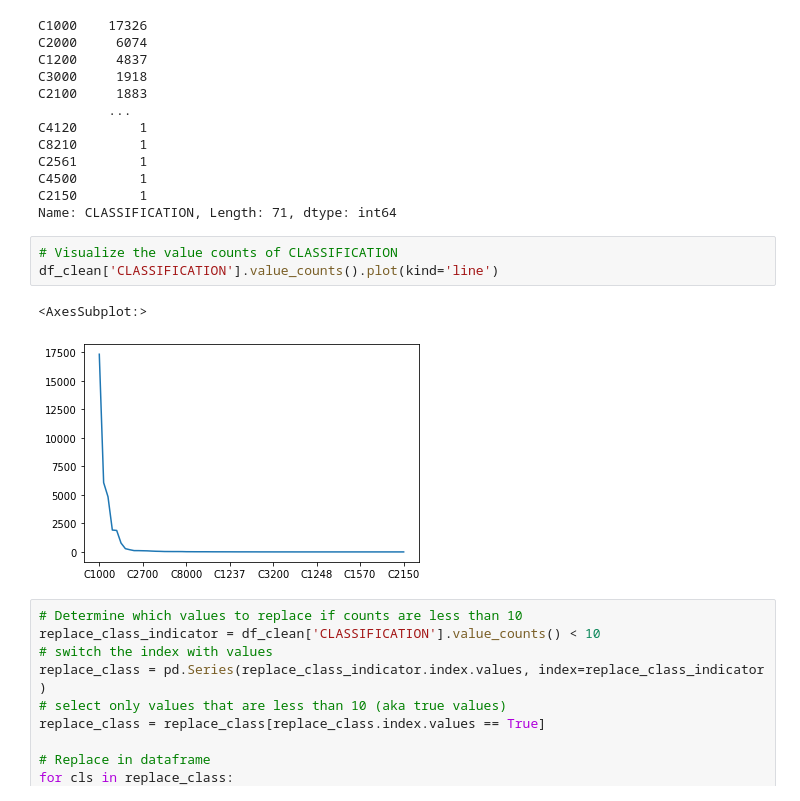
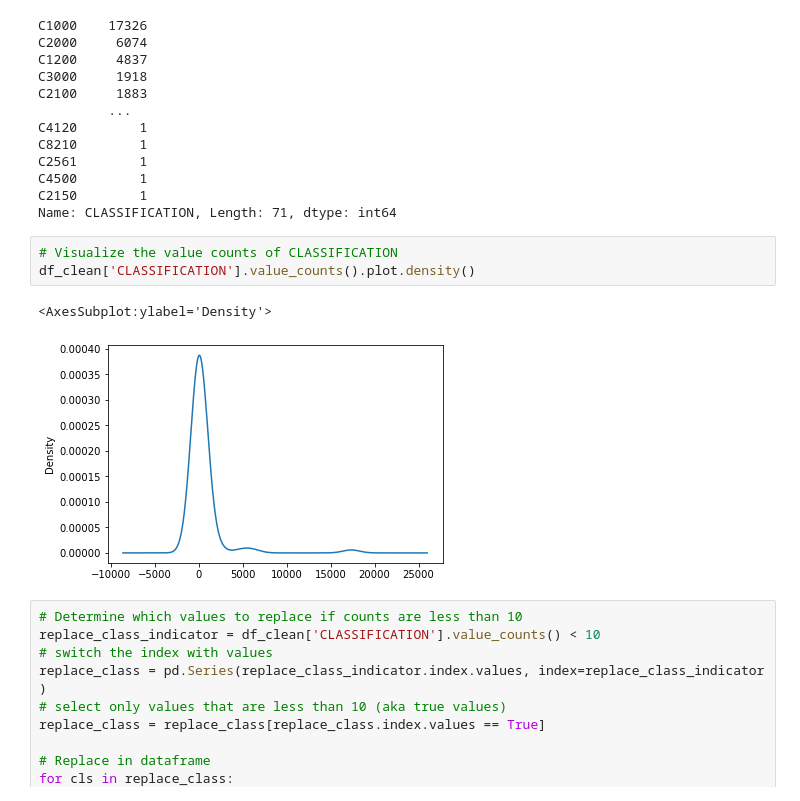
Before and after one commit to vijaycse/Neural_Network_Charity_Analysis, a Jupyter notebook: AlphabetSoupCharity.ipynb, the cells around one changed output. Cells and saved outputs as stored; diff of their text form.

```diff
--- a/AlphabetSoupCharity.ipynb
+++ b/AlphabetSoupCharity.ipynb
@@ -121,10 +102,10 @@ C2150        1
 Name: CLASSIFICATION, Length: 71, dtype: int64
 # %%
 # Visualize the value counts of CLASSIFICATION
-df_clean['CLASSIFICATION'].value_counts().plot(kind='line')
+df_clean['CLASSIFICATION'].value_counts().plot.density()
 # %% [output]
-<AxesSubplot:>
+<AxesSubplot:ylabel='Density'>
-[figure, old version]
+[figure, new version]
 # %%
 # Determine which values to replace if counts are less than 10
 replace_class_indicator = df_clean['CLASSIFICATION'].value_counts() < 10
```
Also changed, not shown: parts of 2 cells of this notebook, 1 other file.
